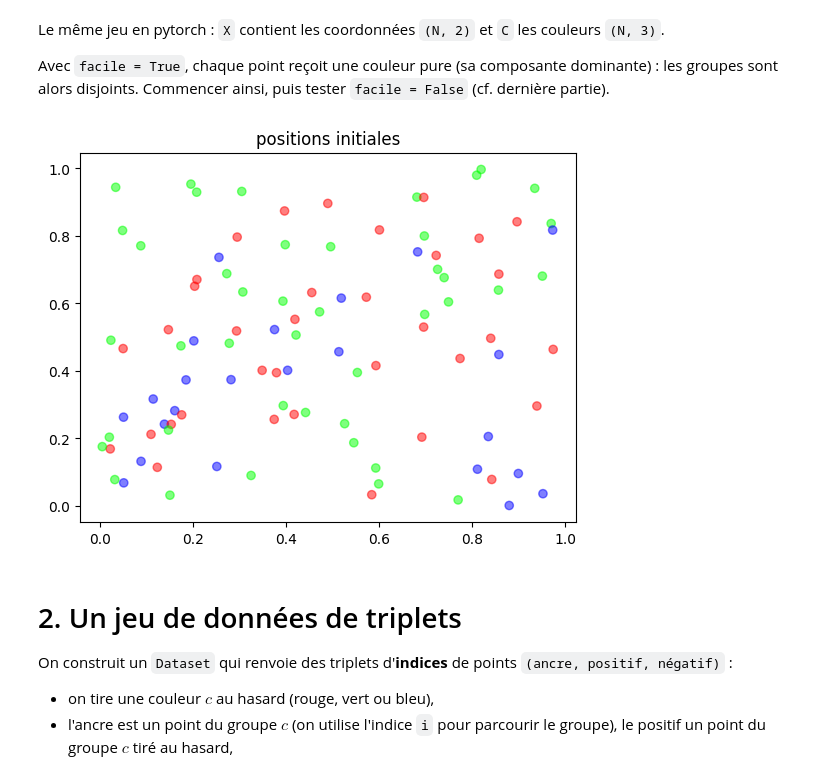
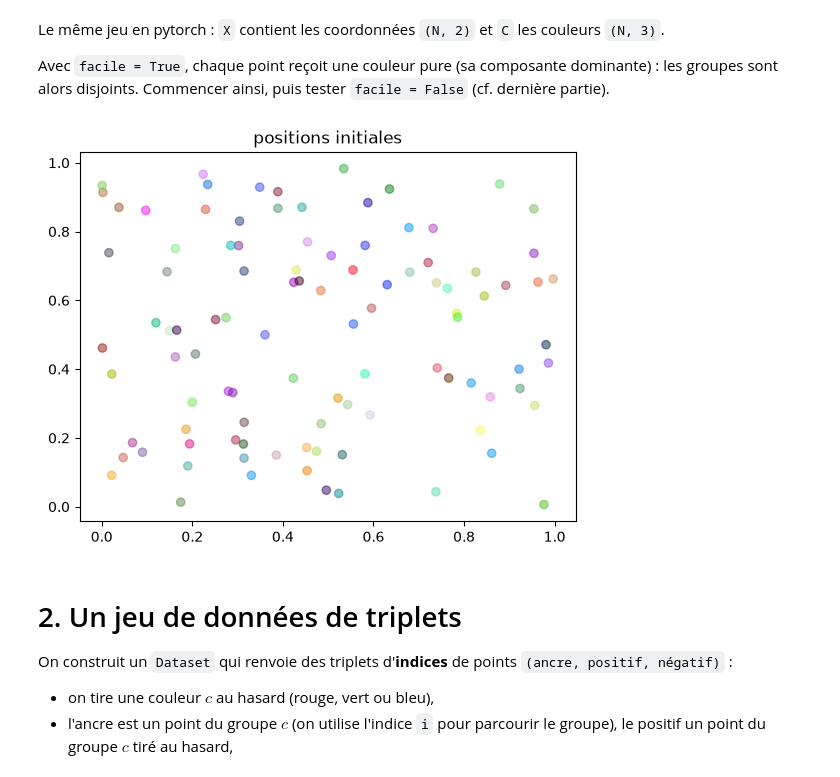
Before and after one commit to tbessadet/Cours-Python, a Jupyter notebook: DeepLearning_vguigue/3-Représentations/notebooks/3_1-triplet-loss.ipynb, the cells around one changed output. Drawn from its saved outputs; the diff is of its cells as text; code cells hidden in the pictures.

```diff
--- a/DeepLearning_vguigue/3-Représentations/notebooks/3_1-triplet-loss.ipynb
+++ b/DeepLearning_vguigue/3-Représentations/notebooks/3_1-triplet-loss.ipynb
@@ -89,17 +96,17 @@ Avec `facile = True`, chaque point reçoit une couleur pure (sa composante domin
 # %%
 N = 100
 X = torch.rand(N, 2)        # positions initiales
 C = torch.rand(N, 3)        # couleurs RGB
 
-facile = True
+facile = False
 if facile:
     # données plus faciles : soit rouge, soit vert, soit bleu (one-hot de la composante dominante)
     C = F.one_hot(C.argmax(1), 3).float()
 
 plt.scatter(X[:, 0], X[:, 1], c=C.numpy(), alpha=0.5)
 plt.title("positions initiales");
 # %% [output]
-[figure, old version]
+[figure, new version]
 # %% [markdown]
 # <a id="sec-3"></a>2. Un jeu de données de triplets
 
```
Also changed, not shown: parts of 9 cells of this notebook, 12 other files.
